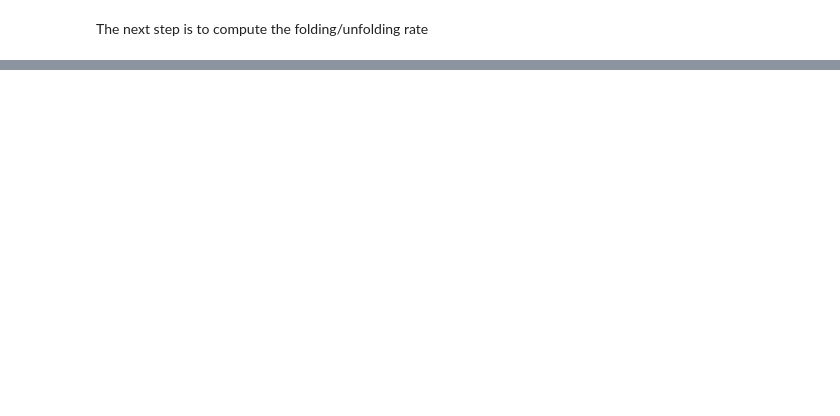
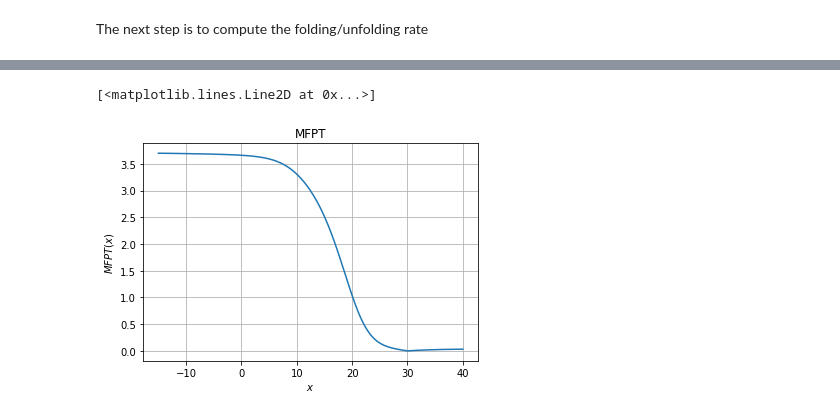
Before and after one commit to langevinmodel/folie, a Jupyter notebook: examples/tutorials/DNAhairpin.ipynb, the cells around one changed output, grey strips where cells are left out. Saved outputs shown, nothing was run; the diff lists cells and outputs as text; code cells hidden in the pictures; blank space fills up the shorter version.

```diff
--- a/examples/tutorials/DNAhairpin.ipynb
+++ b/examples/tutorials/DNAhairpin.ipynb
@@ -72,0 +71,11 @@ And we can also access the committor
+# %%
+xfa,mfpt_to_unfold = fl.analysis.mfpt_1d(model, 30, [-15,40], Npoints=500)
+fig, ax = plt.subplots(1, 1)
+ax.set_title("MFPT")
+ax.grid()
+ax.set_xlabel("$x$")
+ax.set_ylabel("$MFPT(x)$")
+ax.plot(xfa, mfpt)
+# %% [output]
+[<matplotlib.lines.Line2D at 0x...>]
+[figure, added]
```
Also changed, not shown: parts of 5 cells of this notebook, 1 other file.
